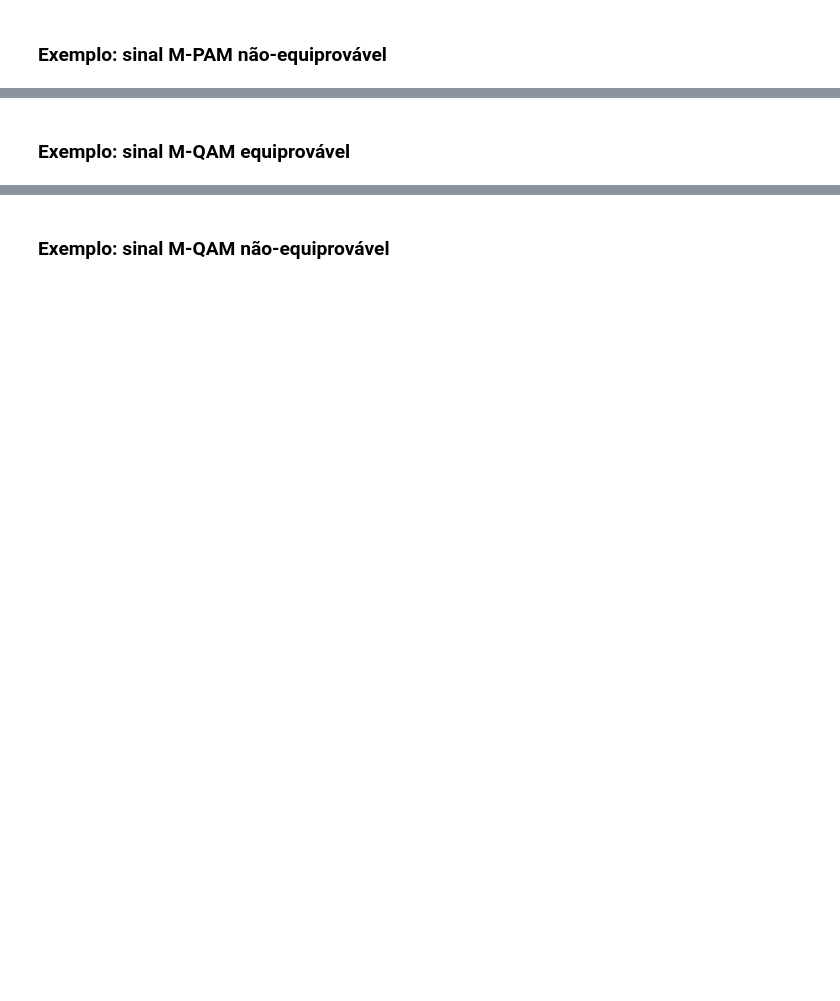
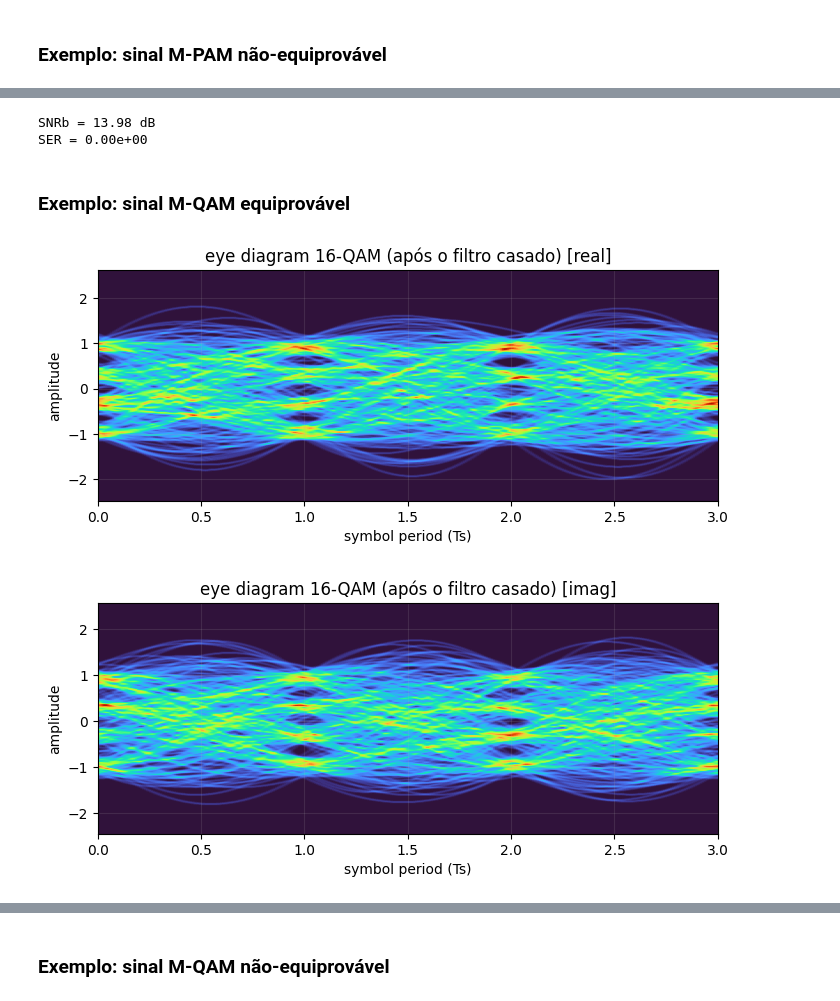
Before and after one commit to edsonportosilva/TDI, a Jupyter notebook: jupyter/3 - Receptores ótimos para canais AWGN.ipynb, the cells around one changed output, grey strips where cells are left out. Cells and saved outputs as stored; diff of their text form; code cells hidden in the pictures; blank space fills up the shorter version.

```diff
--- a/jupyter/3 - Receptores ótimos para canais AWGN.ipynb
+++ b/jupyter/3 - Receptores ótimos para canais AWGN.ipynb
@@ -872,10 +906,13 @@ ind = np.arange(1000,dec.size-1000)
 
 SER = 1 - np.sum( np.isclose(dec, symbTx, atol=1e-2) )/dec.size # calcula SER
 
-SNRb = 10*np.log10(signal_power(sigTx)/(2*σ2)/np.log2(M))
+SNRb = 10*np.log10(signalPower(sigTx)/(2*σ2)/np.log2(M))
 
 print(f'SNRb = {SNRb:.2f} dB')
 print(f'SER = {SER:.2e}')
+# %% [output]
+SNRb = 13.98 dB
+SER = 0.00e+00
 # %% [markdown]
 ### Exemplo: sinal M-QAM equiprovável
 # %%
@@ -898,37 +935,48 @@ bitsTx = np.random.randint(2, size = int(500000*np.log2(M)))
 
 # generate modulated symbol sequence
 symbTx = modulateGray(bitsTx, M, 'qam')
 symbTx = pnorm(symbTx) # power normalization
 
 # upsampling
 symbolsUp = upsample(symbTx, SpS)
 
-# pulso NRZ típico
-pulse = pulseShape('rrc', SpS, N=4096, alpha=0.01)
-pulse = pulse/max(abs(pulse))
+# pulso
+paramPS = parameters()
+paramPS.pulseType = 'rrc'
+paramPS.SpS = SpS
+paramPS.nFilterTaps = 4096
+paramPS.rollOff = 0.01
+
+pulse = pulseShape(paramPS)
 
 # formatação de pulso
 sigTx = firFilter(pulse, symbolsUp)
 sigTx = pnorm(sigTx)
 
 # ruído gaussiano branco
 Namostras = sigTx.size
 σ2  = 0.025 # variância
 μ   = 0      # média
 
 σ      = sqrt(σ2*SpS)
 ruido  = 1/np.sqrt(2)*(normal(μ, σ, Namostras) + 1j*normal(μ, σ, Namostras))
 
 # filtro casado
 sigRx = firFilter(pulse, sigTx+ruido)
 sigRx = pnorm(sigRx)
 
 # downsampling
-r = sigRx[2::SpS]
+paramDec = parameters()
+paramDec.SpSin = SpS
+paramDec.SpSout = 1
+r = decimate(sigRx, paramDec)
 
 # diagrama de olho
 Nsamples = 200000*SpS
 eyediagram(sigRx, Nsamples, SpS, plotlabel= str(M)+'-QAM (após o filtro casado)', ptype='fancy')
+# %% [output]
+[figure, added]
+[figure, added]
 # %%
 dec, pos = detector(r, σ2, constSymb, rule='MAP') # detector
 # %%
```
Also changed, not shown: parts of 16 cells of this notebook.
